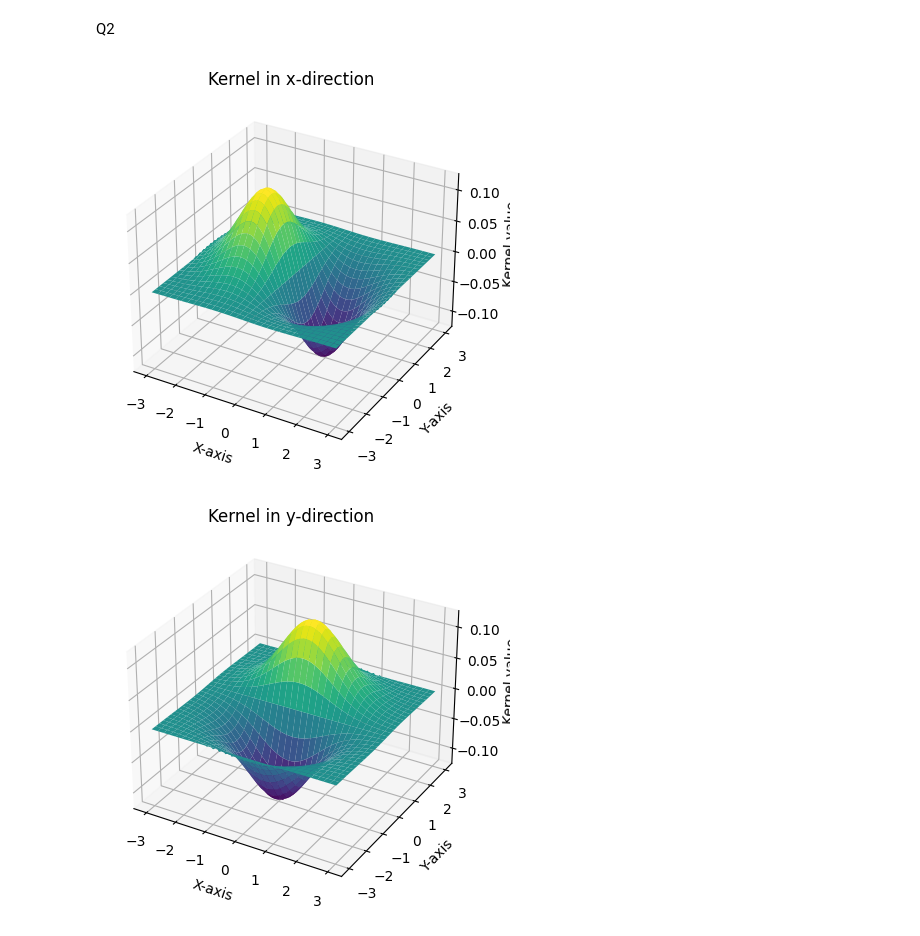
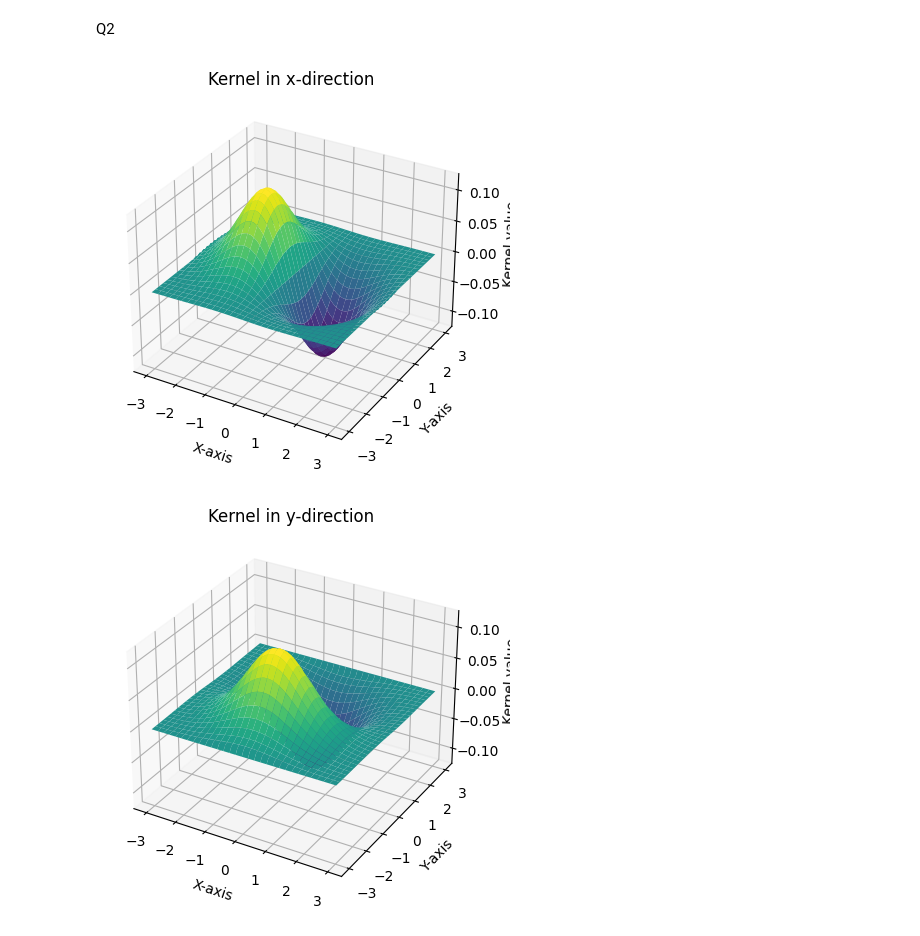
Before and after one commit to SathyaYapa/ImgProAssignment2, a Jupyter notebook: JupyterTester.ipynb, the cells around one changed output. Drawn from its saved outputs; the diff is of its cells as text; code cells hidden in the pictures.

```diff
--- a/JupyterTester.ipynb
+++ b/JupyterTester.ipynb
@@ -136,32 +136,32 @@ X, Y = np.meshgrid(x, y)
 sigma = 1
 
 # calculate the kernels
 G= np.exp(-(X**2+Y**2)/(2*sigma**2))
 
 kernelx= np.array([[0,0,0],[-1,0.,1],[0,0,0]], dtype=np.float32)
 Gx= cv.filter2D(G, -1, kernelx)
 
-kernely= np.array([[0,1,0],[0,0,0],[0,-1,0]], dtype=np.float32)
+kernely= np.array([[0,-1,0],[0,0,0],[0,1,0]], dtype=np.float32)
 Gy= cv.filter2D(G, -1, kernely)
 
 # plot the kernels
 fig = plt.figure()
 ax = plt.axes(projection='3d')
 ax.plot_surface(X, Y, Gx, cmap='viridis')
 ax.set_title('Kernel in x-direction')
 ax.set_xlabel('X-axis')
 ax.set_ylabel('Y-axis')
 ax.set_zlabel('Kernel value')
 plt.show()
 
 fig = plt.figure()
 ax = plt.axes(projection='3d')
 ax.plot_surface(X, Y, Gy, cmap='viridis')
 ax.set_title('Kernel in y-direction')
 ax.set_xlabel('X-axis')
 ax.set_ylabel('Y-axis')
 ax.set_zlabel('Kernel value')
 plt.show()
 # %% [output]
 [figure]
-[figure, old version]
+[figure, new version]
```
Also changed, not shown: parts of 2 cells of this notebook, 1 other file.
